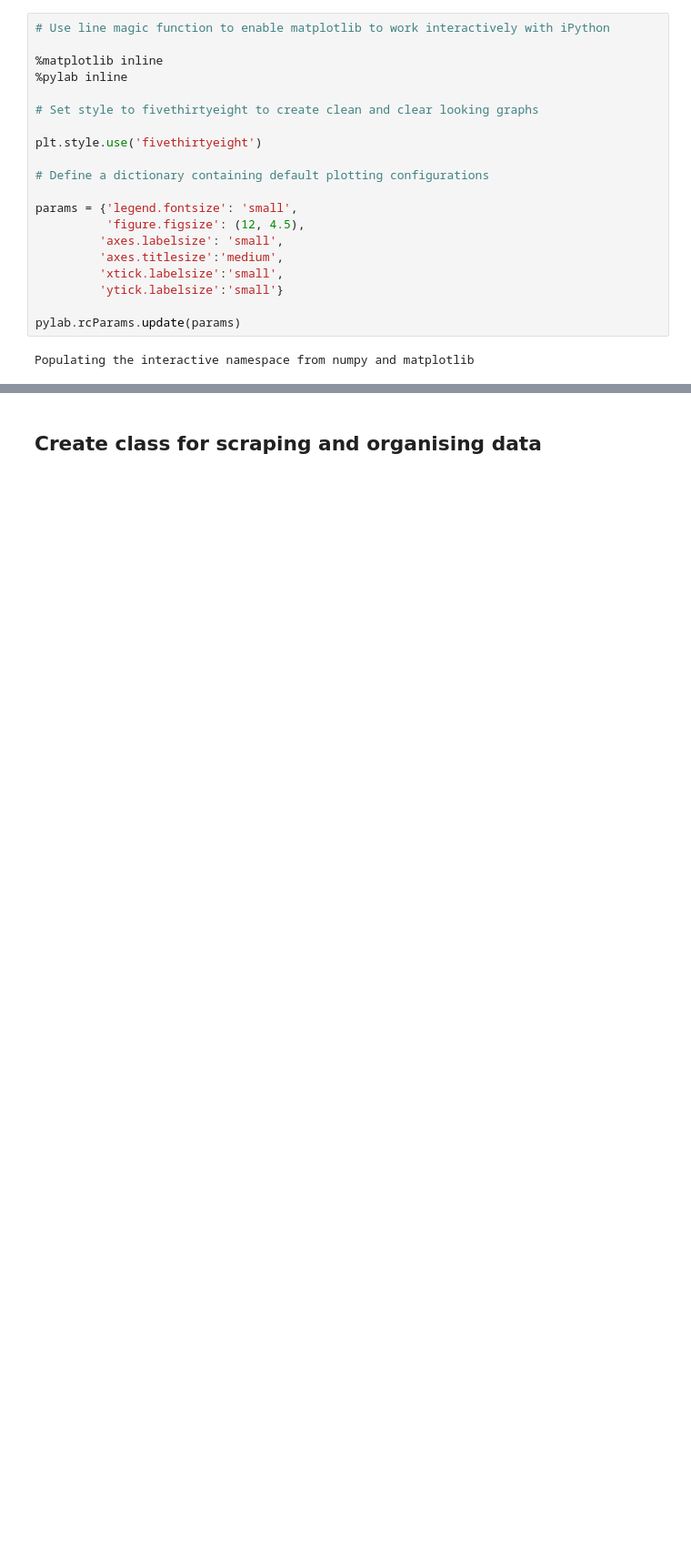
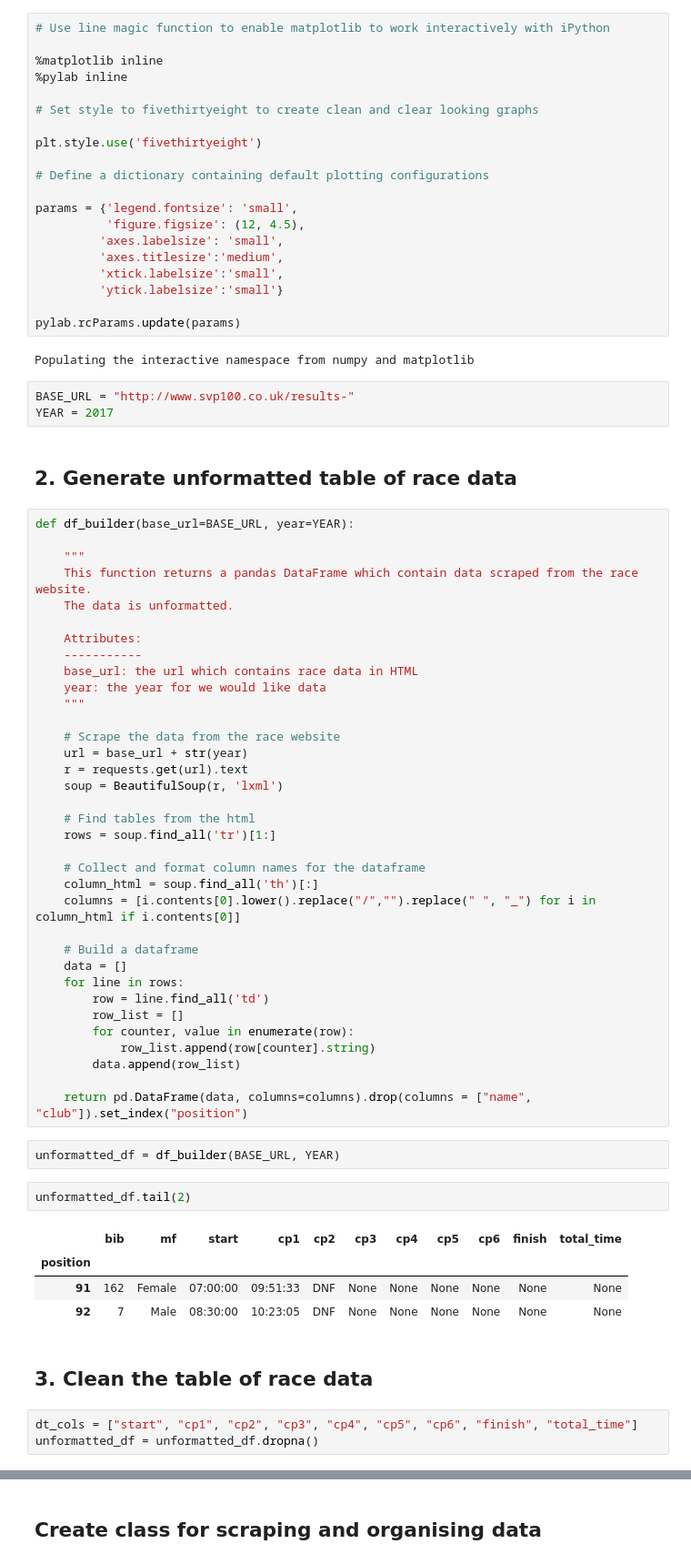
Before and after one commit to slemasne/tutorials, a Jupyter notebook: _notebooks/2018-03-02-svp.ipynb, the cells around one changed output, grey strips where cells are left out. Shown: that part at 91% size. Cells and saved outputs as stored; diff of their text form; blank space fills up the shorter version.

```diff
--- a/_notebooks/2018-03-02-svp.ipynb
+++ b/_notebooks/2018-03-02-svp.ipynb
@@ -46,3 +51,57 @@ params = {'legend.fontsize': 'small',
 pylab.rcParams.update(params)
 # %% [output]
 Populating the interactive namespace from numpy and matplotlib
+# %%
+BASE_URL = "http://www.svp100.co.uk/results-"
+YEAR = 2017
+# %% [markdown]
+## 2. Generate unformatted table of race data
+# %%
+def df_builder(base_url=BASE_URL, year=YEAR):
+
+    """
+    This function returns a pandas DataFrame which contain data scraped from the race website.
+    The data is unformatted.
+
+    Attributes:
+    -----------
+    base_url: the url which contains race data in HTML
+    year: the year for we would like data
+    """
+
+    # Scrape the data from the race website
+    url = base_url + str(year)
+    r = requests.get(url).text
+    soup = BeautifulSoup(r, 'lxml')
+
+    # Find tables from the html
+    rows = soup.find_all('tr')[1:]
+
+    # Collect and format column names for the dataframe
+    column_html = soup.find_all('th')[:]
+    columns = [i.contents[0].lower().replace("/","").replace(" ", "_") for i in column_html if i.contents[0]]
+
+    # Build a dataframe
+    data = []
+    for line in rows:
+        row = line.find_all('td')
+        row_list = []
+        for counter, value in enumerate(row):
+            row_list.append(row[counter].string)
+        data.append(row_list)
+
+    return pd.DataFrame(data, columns=columns).drop(columns = ["name", "club"]).set_index("position")
+# %%
+unformatted_df = df_builder(BASE_URL, YEAR)
+# %%
+unformatted_df.tail(2)
+# %% [output]
+|  | bib | mf | start | cp1 | cp2 | cp3 | cp4 | cp5 | cp6 | finish | total_time |
+| position |  |  |  |  |  |  |  |  |  |  |  |
+| 91 | 162 | Female | 07:00:00 | 09:51:33 | DNF | None | None | None | None | None | None |
+| 92 | 7 | Male | 08:30:00 | 10:23:05 | DNF | None | None | None | None | None | None |
+# %% [markdown]
+## 3. Clean the table of race data
+# %%
+dt_cols = ["start", "cp1", "cp2", "cp3", "cp4", "cp5", "cp6", "finish", "total_time"]
+unformatted_df = unformatted_df.dropna()
```
Also changed, not shown: parts of 10 cells of this notebook, 5 other files.
